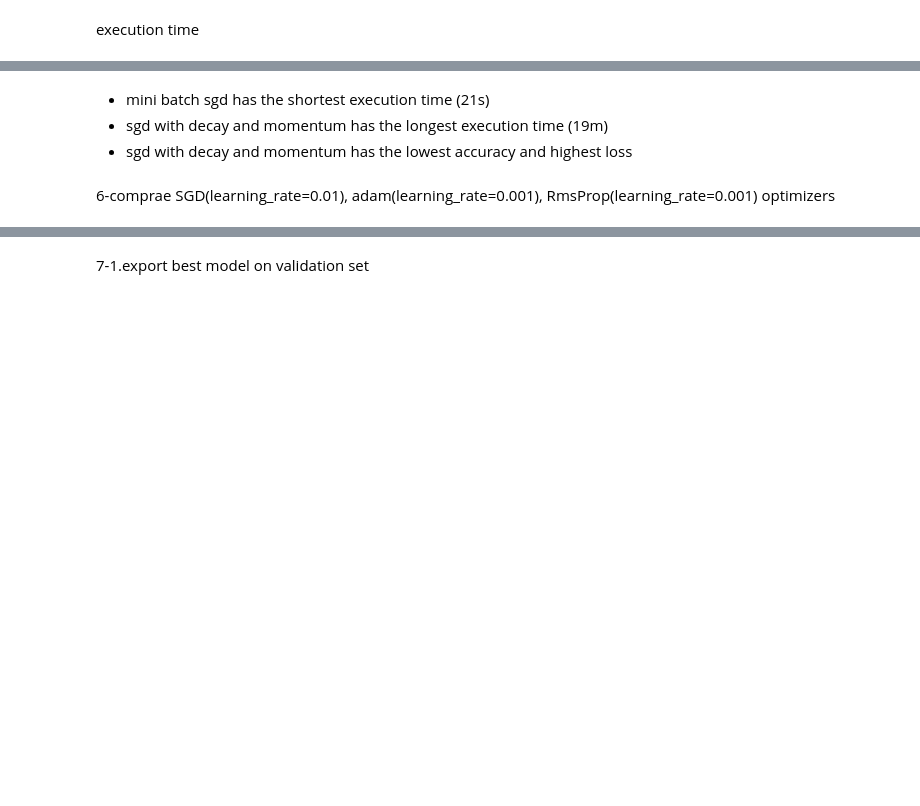
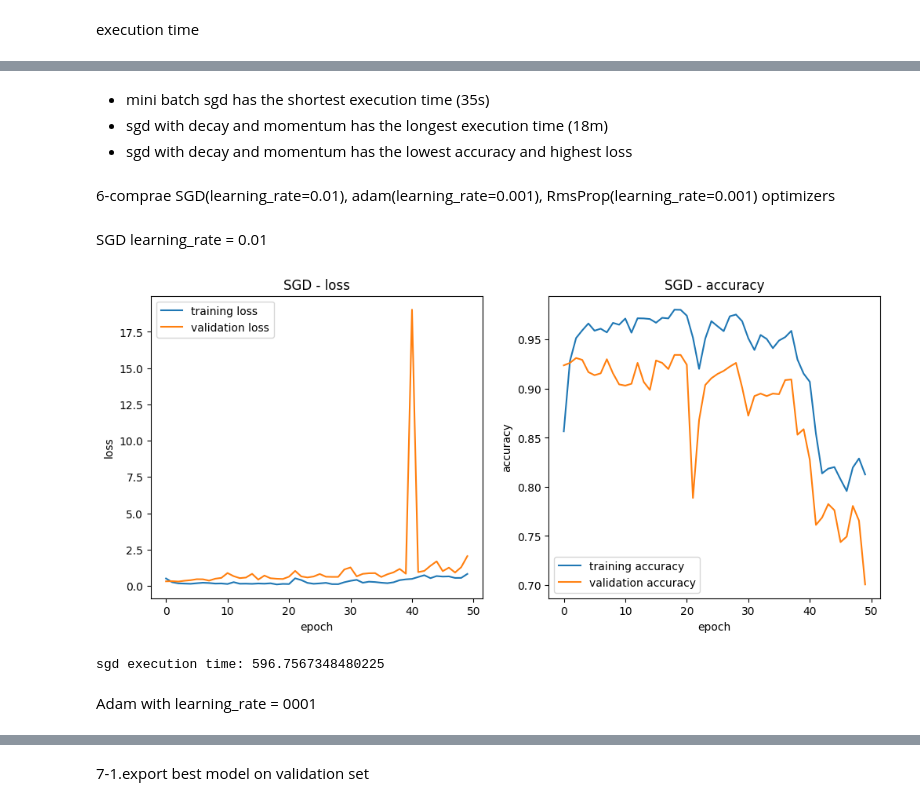
Before and after one commit to amaliahm/deep_learning_tps, a Jupyter notebook: tp2/tp2.ipynb, the cells around one changed output, grey strips where cells are left out. Saved outputs shown, nothing was run; the diff lists cells and outputs as text; code cells hidden in the pictures; blank space fills up the shorter version.

```diff
--- a/tp2/tp2.ipynb
+++ b/tp2/tp2.ipynb
@@ -406,6 +404,18 @@ sgd decay execution time: 1167.6078000068665
 # %% [markdown]
-- mini batch sgd has the shortest execution time (21s)
-- sgd with decay and momentum has the longest execution time (19m)
+- mini batch sgd has the shortest execution time (35s)
+- sgd with decay and momentum has the longest execution time (18m)
 - sgd with decay and momentum has the lowest accuracy and highest loss
 # %% [markdown]
 6-comprae SGD(learning_rate=0.01), adam(learning_rate=0.001), RmsProp(learning_rate=0.001) optimizers
+# %% [markdown]
+SGD learning_rate = 0.01
+# %%
+plot_learning_curves(sgd_history, 'SGD')
+# %% [output]
+[figure, added]
+# %%
+print('sgd execution time:', sgd_time)
+# %% [output]
+sgd execution time: 596.7567348480225
+# %% [markdown]
+Adam with learning_rate = 0001
```
Also changed, not shown: parts of 25 cells of this notebook.
